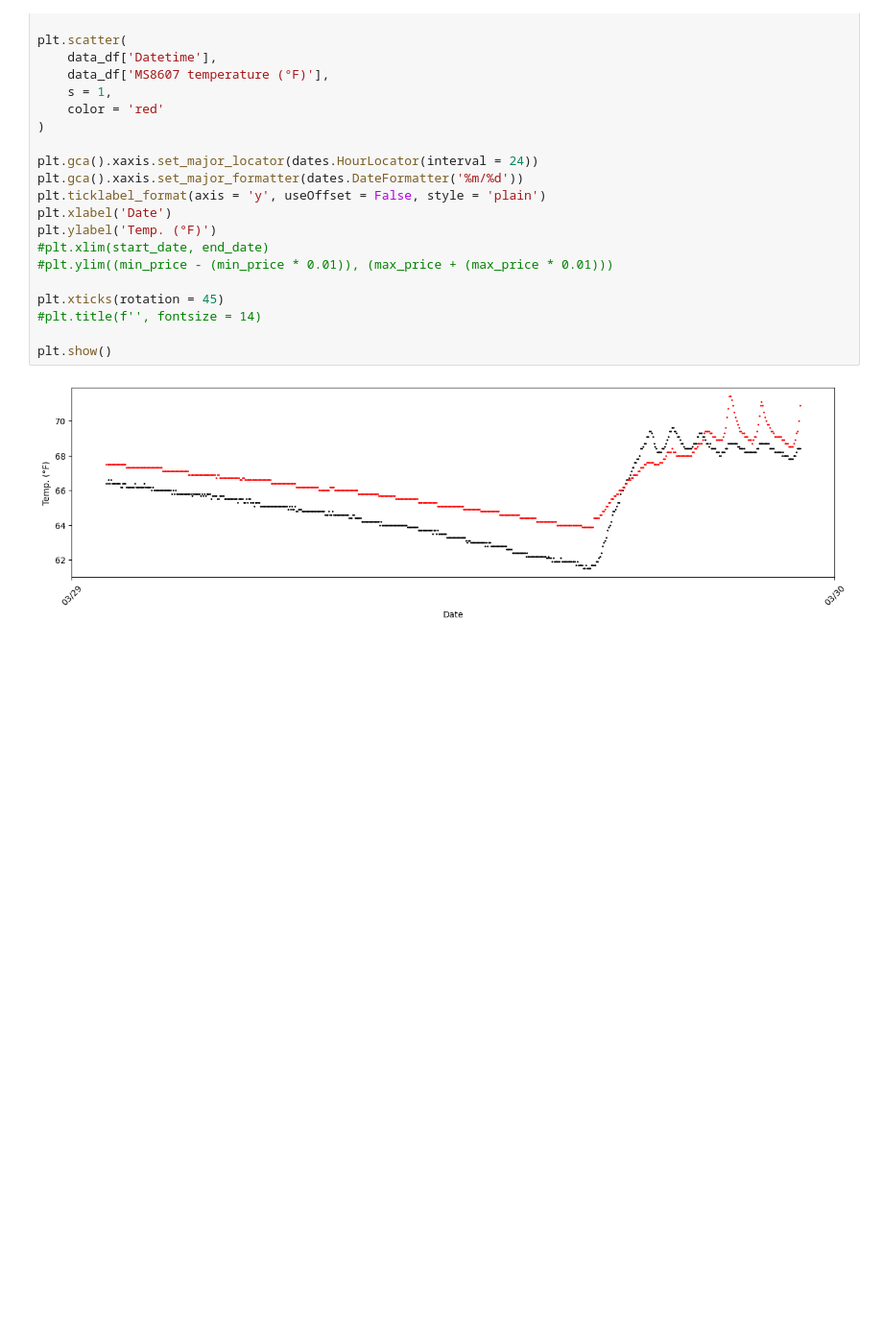
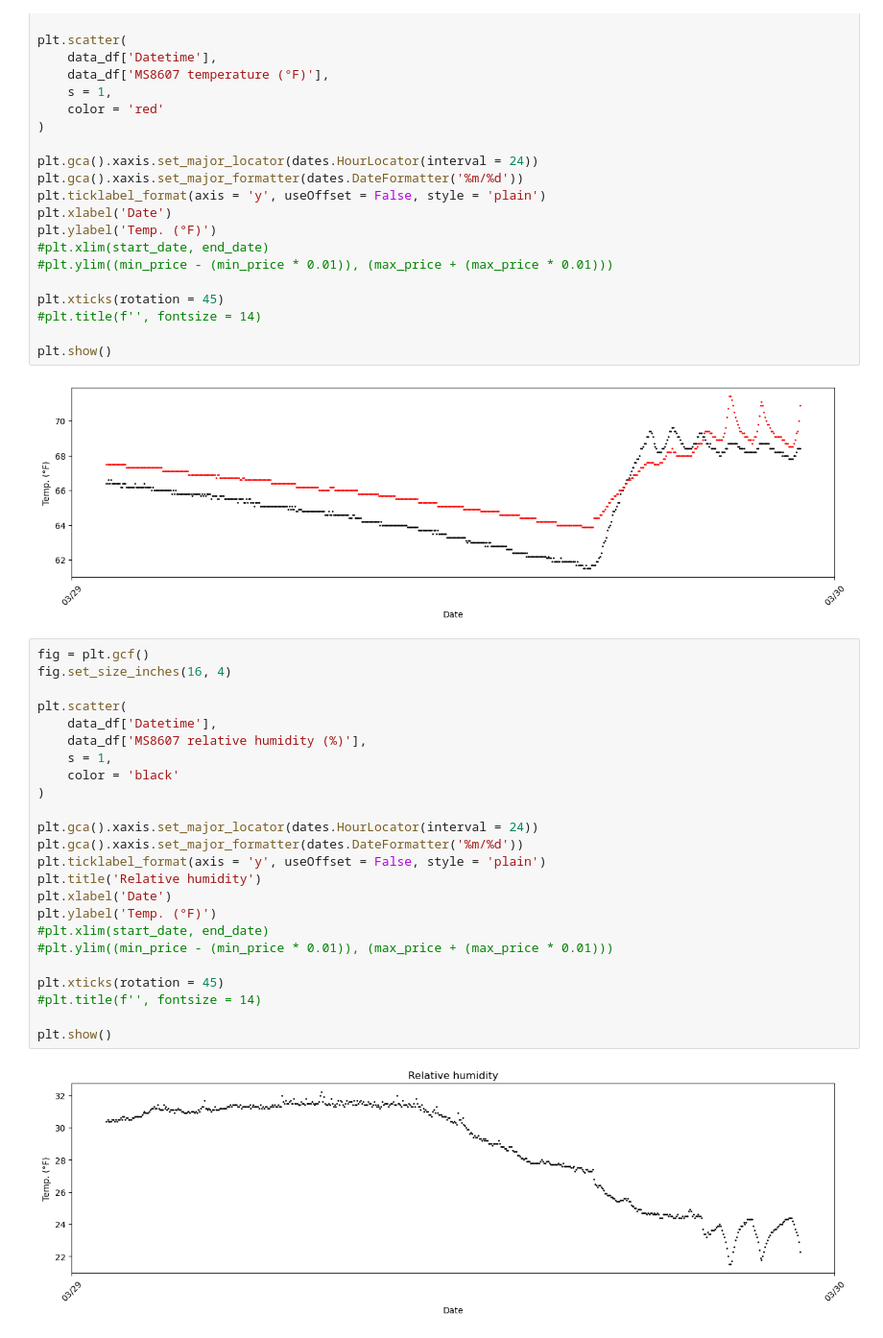
Before and after one commit to gperdrizet/RhT_monitor, a Jupyter notebook: notebooks/plot_temps.ipynb, the cells around one changed output. Shown: that part at 96% size. Cells and saved outputs as stored; diff of their text form; blank space fills up the shorter version.

Commit message:
Added relative humidity plot.

```diff
--- a/notebooks/plot_temps.ipynb
+++ b/notebooks/plot_temps.ipynb
@@ -104,3 +104,29 @@ plt.xticks(rotation = 45)
 plt.show()
 # %% [output]
 [figure]
+# %%
+fig = plt.gcf()
+fig.set_size_inches(16, 4)
+
+plt.scatter(
+    data_df['Datetime'],
+    data_df['MS8607 relative humidity (%)'],
+    s = 1,
+    color = 'black'
+)
+
+plt.gca().xaxis.set_major_locator(dates.HourLocator(interval = 24))
+plt.gca().xaxis.set_major_formatter(dates.DateFormatter('%m/%d'))
+plt.ticklabel_format(axis = 'y', useOffset = False, style = 'plain')
+plt.title('Relative humidity')
+plt.xlabel('Date')
+plt.ylabel('Temp. (°F)')
+#plt.xlim(start_date, end_date)
+#plt.ylim((min_price - (min_price * 0.01)), (max_price + (max_price * 0.01)))
+
+plt.xticks(rotation = 45)
+#plt.title(f'', fontsize = 14)
+
+plt.show()
+# %% [output]
+[figure, added]
```
